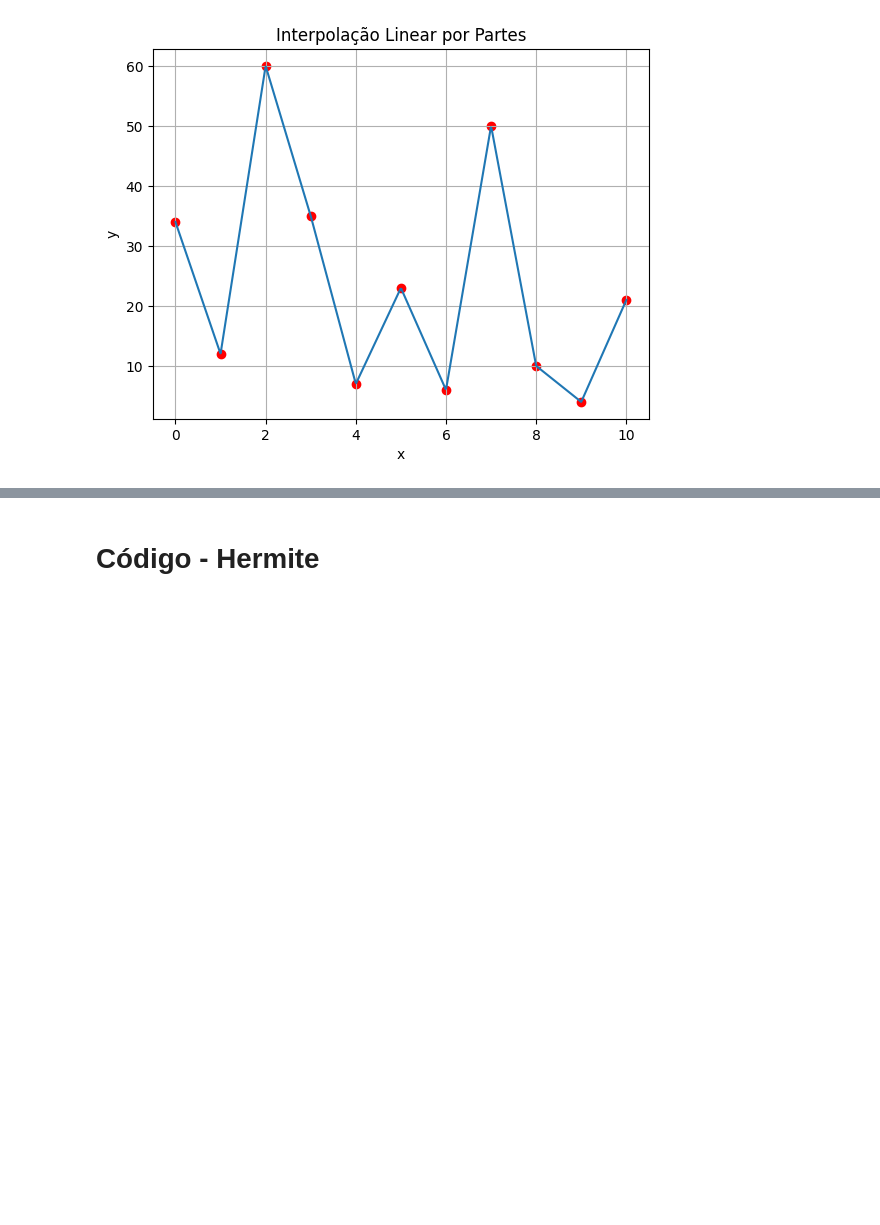
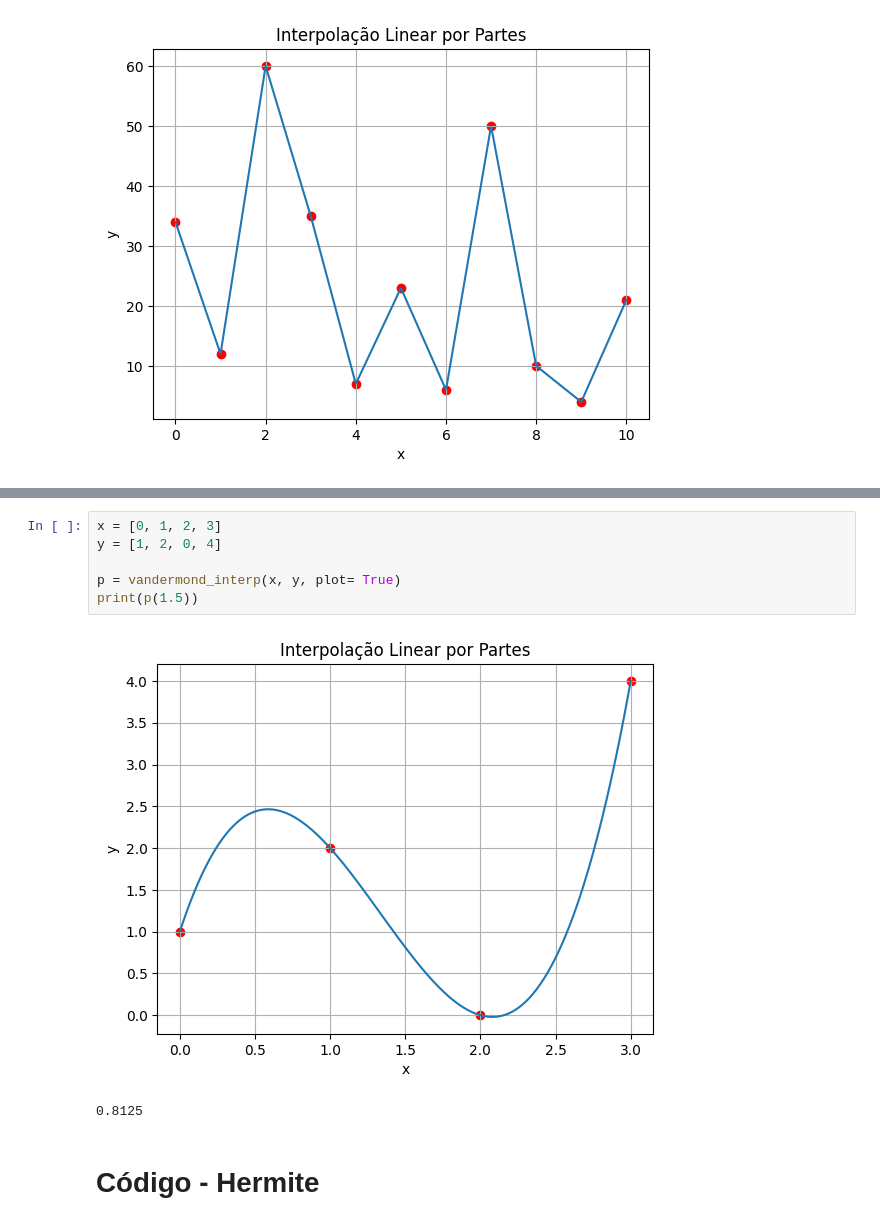
Before and after one commit to vrsmic/CB2325NumericaG1, a Jupyter notebook: src/CB2325NumericaG1/interpolacao/interpolacao.ipynb, the cells around one changed output, grey strips where cells are left out. Cells and saved outputs as stored; diff of their text form; blank space fills up the shorter version.

Commit message:
implementacao de polinomial por vandermonde (extra)

```diff
--- a/src/CB2325NumericaG1/interpolacao/interpolacao.ipynb
+++ b/src/CB2325NumericaG1/interpolacao/interpolacao.ipynb
@@ -185,3 +279,12 @@ Segue abaixo as coordenadas x e y dos pontos do exemplo 2
+# %%
+x = [0, 1, 2, 3]
+y = [1, 2, 0, 4]
+
+p = vandermond_interp(x, y, plot= True)
+print(p(1.5))
+# %% [output]
+[figure, added]
+0.8125
 # %% [markdown]
 # Código - Hermite
 # %%
```
Also changed, not shown: parts of 2 cells of this notebook, 2 other files.
